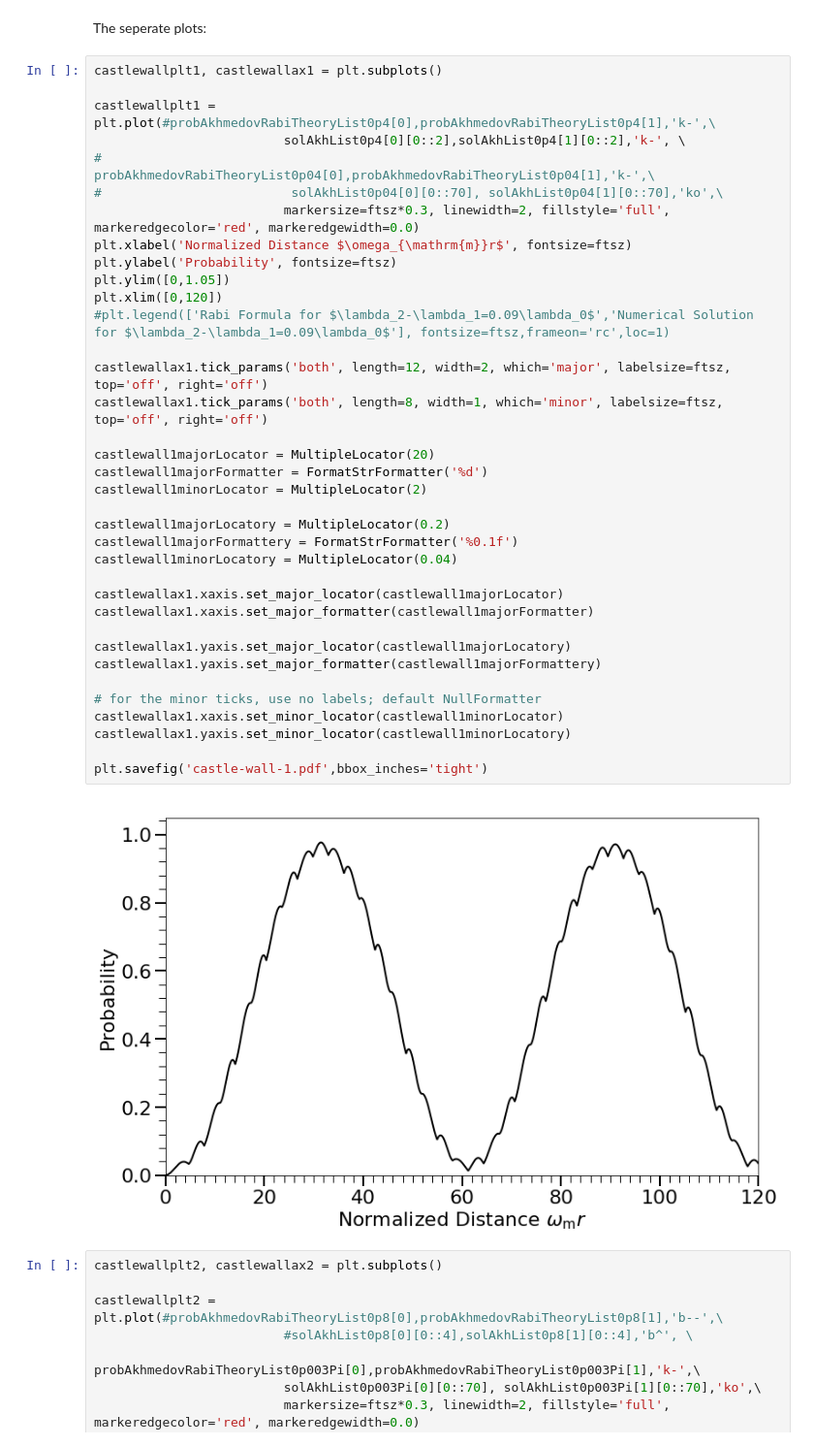
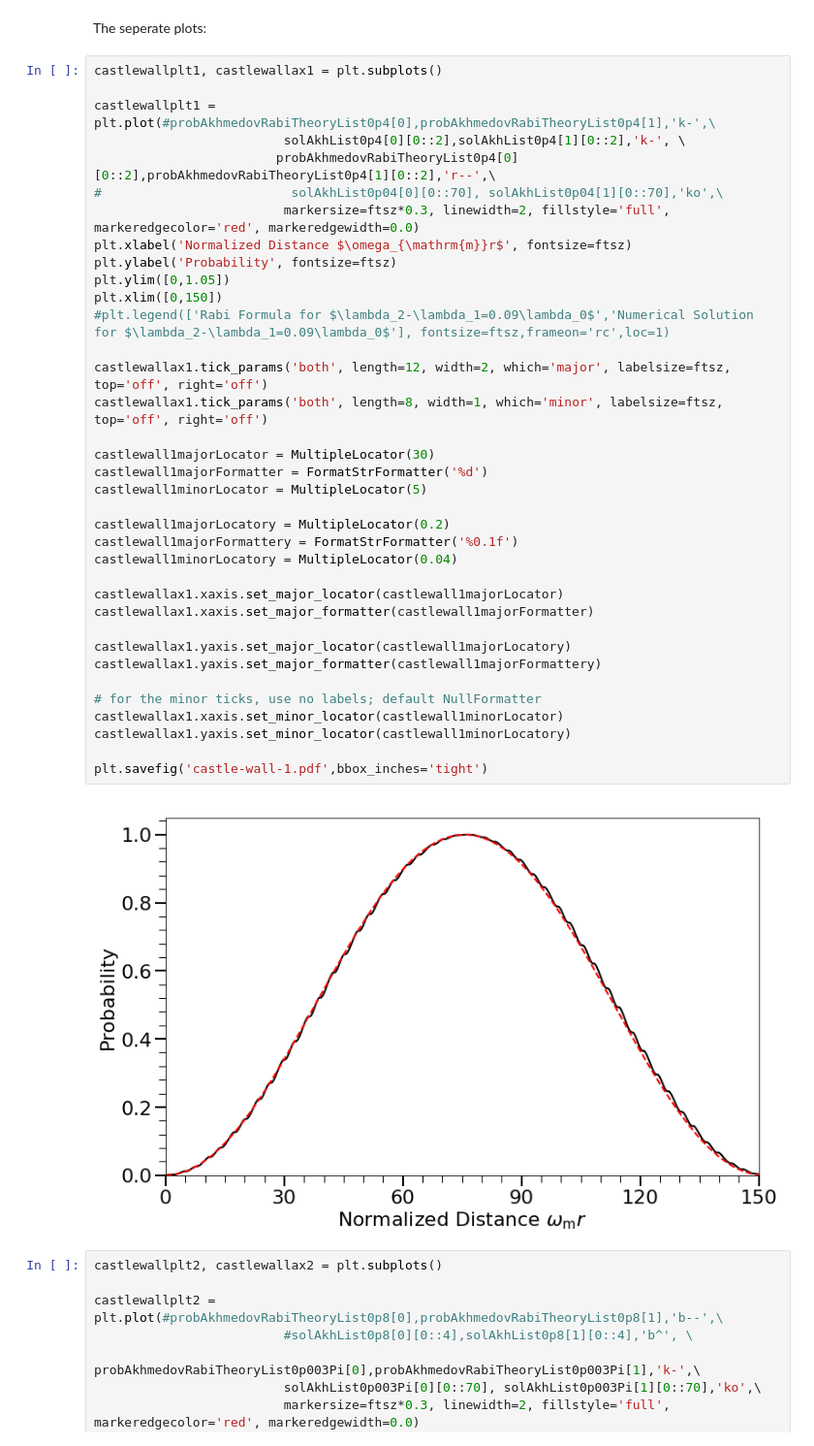
Before and after one commit to emptymalei/rabi-neutrino-oscillations, a Jupyter notebook: data/plots.ipynb, the cells around one changed output. Shown at 97% size. Saved outputs shown, nothing was run; the diff lists cells and outputs as text.

Commit message:
update plot

```diff
--- a/data/plots.ipynb
+++ b/data/plots.ipynb
@@ -353,39 +353,39 @@ castlewallplt1, castlewallax1 = plt.subplots()
 
 castlewallplt1 = plt.plot(#probAkhmedovRabiTheoryList0p4[0],probAkhmedovRabiTheoryList0p4[1],'k-',\
                          solAkhList0p4[0][0::2],solAkhList0p4[1][0::2],'k-', \
-#                         probAkhmedovRabiTheoryList0p04[0],probAkhmedovRabiTheoryList0p04[1],'k-',\
+                        probAkhmedovRabiTheoryList0p4[0][0::2],probAkhmedovRabiTheoryList0p4[1][0::2],'r--',\
 #                         solAkhList0p04[0][0::70], solAkhList0p04[1][0::70],'ko',\
                          markersize=ftsz*0.3, linewidth=2, fillstyle='full', markeredgecolor='red', markeredgewidth=0.0)
 plt.xlabel('Normalized Distance $\omega_{\mathrm{m}}r$', fontsize=ftsz)
 plt.ylabel('Probability', fontsize=ftsz)
 plt.ylim([0,1.05])
-plt.xlim([0,120])
+plt.xlim([0,150])
 #plt.legend(['Rabi Formula for $\lambda_2-\lambda_1=0.09\lambda_0$','Numerical Solution for $\lambda_2-\lambda_1=0.09\lambda_0$'], fontsize=ftsz,frameon='rc',loc=1)
 
 castlewallax1.tick_params('both', length=12, width=2, which='major', labelsize=ftsz, top='off', right='off')
 castlewallax1.tick_params('both', length=8, width=1, which='minor', labelsize=ftsz, top='off', right='off')
 
-castlewall1majorLocator = MultipleLocator(20)
+castlewall1majorLocator = MultipleLocator(30)
 castlewall1majorFormatter = FormatStrFormatter('%d')
-castlewall1minorLocator = MultipleLocator(2)
+castlewall1minorLocator = MultipleLocator(5)
 
 castlewall1majorLocatory = MultipleLocator(0.2)
 castlewall1majorFormattery = FormatStrFormatter('%0.1f')
 castlewall1minorLocatory = MultipleLocator(0.04)
 
 castlewallax1.xaxis.set_major_locator(castlewall1majorLocator)
 castlewallax1.xaxis.set_major_formatter(castlewall1majorFormatter)
 
 castlewallax1.yaxis.set_major_locator(castlewall1majorLocatory)
 castlewallax1.yaxis.set_major_formatter(castlewall1majorFormattery)
 
 # for the minor ticks, use no labels; default NullFormatter
 castlewallax1.xaxis.set_minor_locator(castlewall1minorLocator)
 castlewallax1.yaxis.set_minor_locator(castlewall1minorLocatory)
 
 plt.savefig('castle-wall-1.pdf',bbox_inches='tight')
 # %% [output]
-[figure, old version]
+[figure, new version]
 # %%
 castlewallplt2, castlewallax2 = plt.subplots()
 
```
Also changed, not shown: parts of 11 cells of this notebook, 14 other files.
